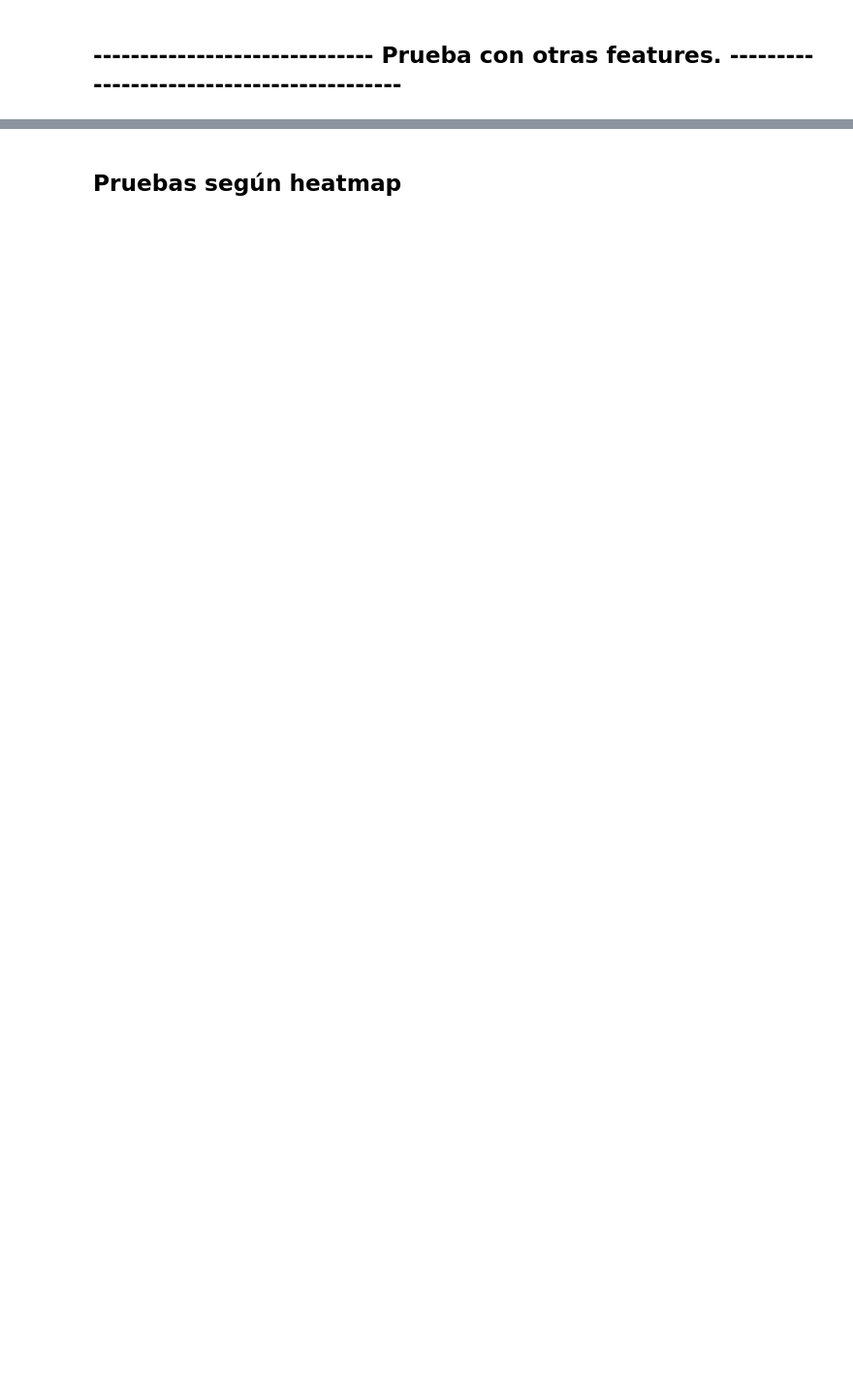
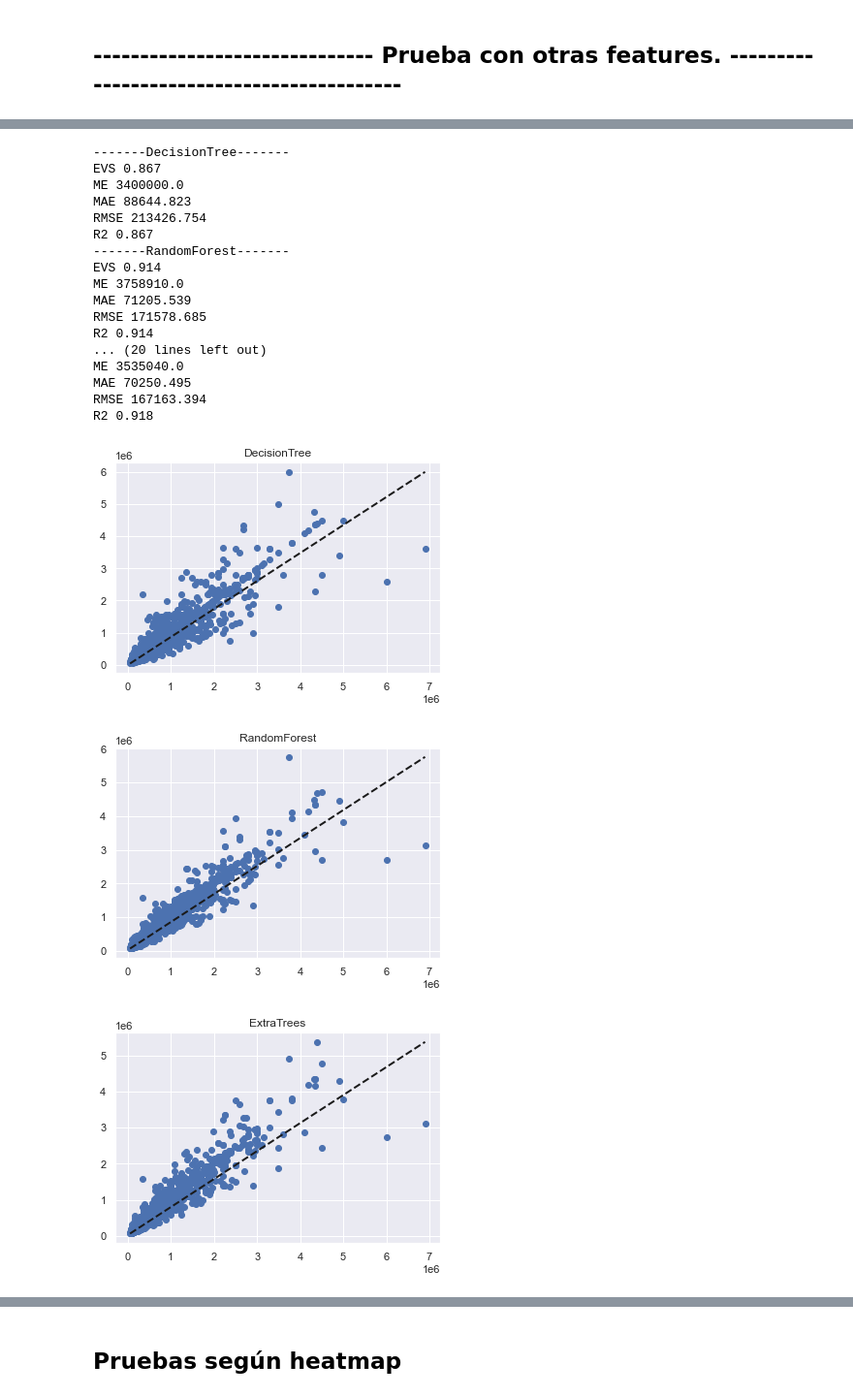
Before and after one commit to Jav1-Mart1nez/Proyecto-final, a Jupyter notebook: jupyter_notebooks/data_preparation.ipynb, the cells around one changed output, grey strips where cells are left out. Shown at 97% size. Saved outputs shown, nothing was run; the diff lists cells and outputs as text; code cells hidden in the pictures; blank space fills up the shorter version.

Commit message:
tests

```diff
--- a/jupyter_notebooks/data_preparation.ipynb
+++ b/jupyter_notebooks/data_preparation.ipynb
@@ -197,13 +321,34 @@ print("Proceso terminado ")
 # %%
 for name, model in models.items():
     y_pred = model.predict(X_test)
     print(f"-------{name}-------")
     print("EVS", round(explained_variance_score(y_test,y_pred),3))
     print("ME", round(max_error(y_test,y_pred),3))
     print("MAE", round(mean_absolute_error(y_test,y_pred),3))
     print("RMSE", round(np.sqrt(mean_squared_error(y_test,y_pred)),3))
     print("R2", round(r2_score(y_test,y_pred),3))
-    plt.pyplot.figure()
-    plt.pyplot.title(name)
-    plt.pyplot.scatter(y_test,y_pred)
-    plt.pyplot.plot([y_test.min(), y_test.max()], [y_pred.min(), y_pred.max()], 'k--', lw=2)
+    plt.figure()
+    plt.title(name)
+    plt.scatter(y_test,y_pred)
+    plt.plot([y_test.min(), y_test.max()], [y_pred.min(), y_pred.max()], 'k--', lw=2)
+# %% [output]
+-------DecisionTree-------
+EVS 0.867
+ME 3400000.0
+MAE 88644.823
+RMSE 213426.754
+R2 0.867
+-------RandomForest-------
+EVS 0.914
+ME 3758910.0
+MAE 71205.539
+RMSE 171578.685
+R2 0.914
+... (20 lines left out)
+ME 3535040.0
+MAE 70250.495
+RMSE 167163.394
+R2 0.918
+[figure, added]
+[figure, added]
+[figure, added]
```
Also changed, not shown: parts of 77 cells of this notebook, 2 other files.
